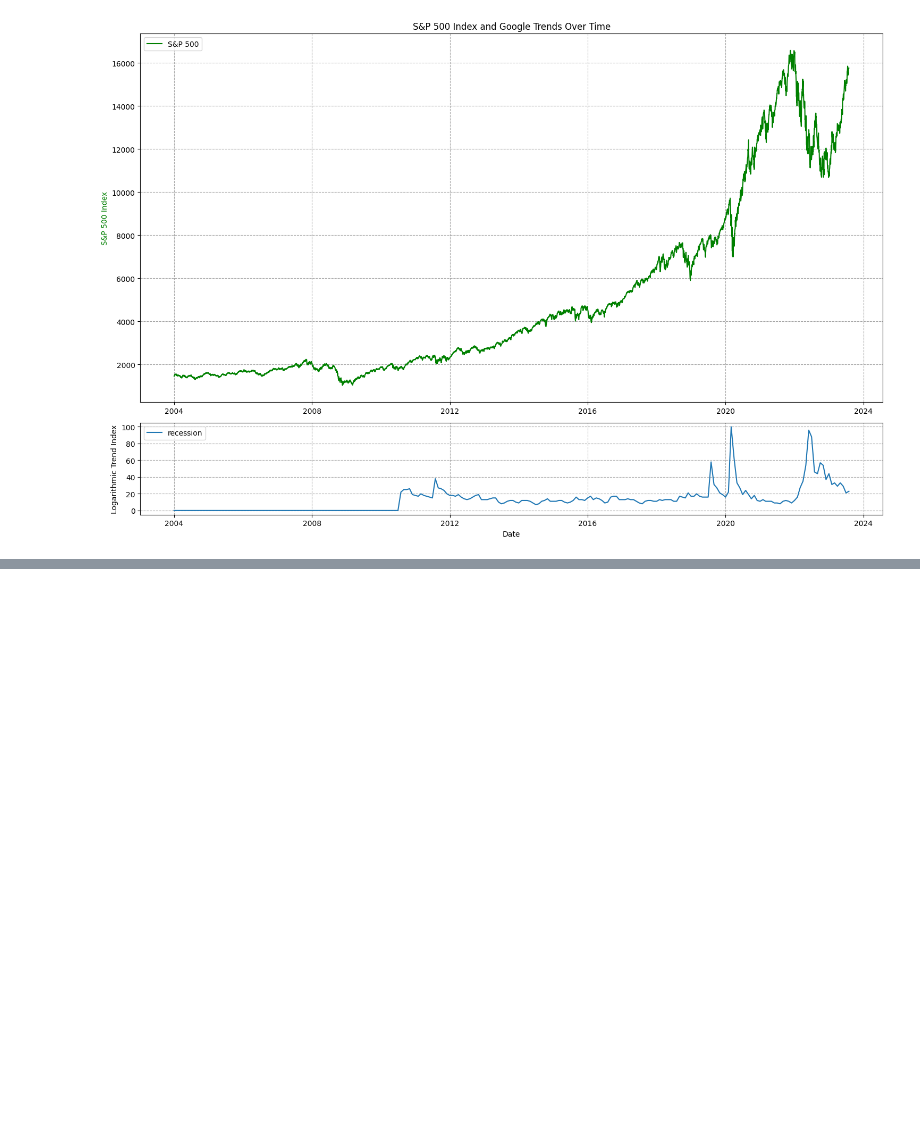
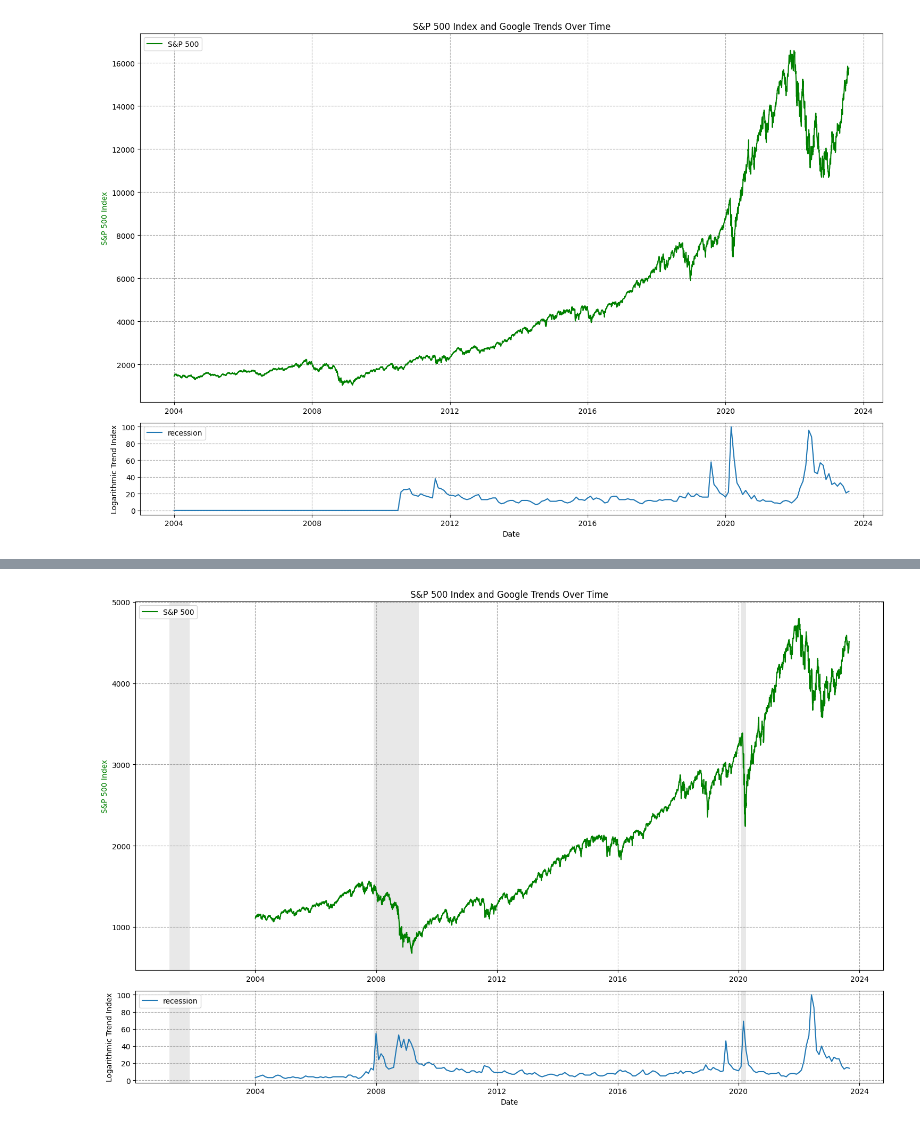
Before and after one commit to luisgdelafuente/google-trends, a Jupyter notebook: the R index.ipynb, the cells around one changed output, grey strips where cells are left out. Saved outputs shown, nothing was run; the diff lists cells and outputs as text; code cells hidden in the pictures; blank space fills up the shorter version.

```diff
--- a/the R index.ipynb
+++ b/the R index.ipynb
@@ -268,0 +269,82 @@ plt.show()
+# %%
+import pytrends as pt
+from pytrends.request import TrendReq
+import yfinance as yf
+import matplotlib.pyplot as plt
+import numpy as np
+import matplotlib.gridspec as gridspec
+
+# Initialize the Google Trends object
+pytrends = TrendReq()
+
+# Set the keywords to search for
+keywords = ["recession"]
+
+# Set the time,"frame for the search to "all"
+timeframe = "all"
+
+# Build the payload with the keywords and timeframe
+pytrends.build_payload(kw_list=keywords, timeframe=timeframe,geo="US")
+
+# Get the interest over time data for the keywords
+interest_over_time = pytrends.interest_over_time()
+
+# Convert the Trends data to logarithmic scale
+#for keyword in keywords:
+#    interest_over_time[keyword] = np.log1p(interest_over_time[keyword])
+
+# ... (Previous code)
+
+# Fetch the S&P 500 data for the duration
+sp500_data = yf.download('^SPX', start=interest_over_time.index.min(), end=interest_over_time.index.max())
+
+# Create a figure with custom height ratio
+fig = plt.figure(figsize=(15, 10))
+gs = gridspec.GridSpec(2, 1, height_ratios=[4, 1])
+
+# Plot the S&P 500 data on the top subplot
+ax1 = plt.subplot(gs[0])
+ax1.plot(sp500_data.index, sp500_data["Close"], 'g-', label="S&P 500")
+ax1.set_ylabel('S&P 500 Index', color='g')
+ax1.set_title('S&P 500 Index and Google Trends Over Time')
+ax1.legend(loc="upper left")
+ax1.grid(True, which="both", ls="--", c='0.65')
+
+# Find local maxima
+# Compare each point with its neighbors
+local_maxima = (interest_over_time[keywords[0]] > interest_over_time[keywords[0]].shift(1)) & \
+               (interest_over_time[keywords[0]] > interest_over_time[keywords[0]].shift(-1))
+
+# Plot Google Trends data on the bottom subplot
+ax2 = plt.subplot(gs[1], sharex=ax1)
+for keyword in keywords:
+    ax2.plot(interest_over_time.index, interest_over_time[keyword], label=keyword)
+
+# Add thin red vertical lines at local maxima
+#for date, is_max in zip(interest_over_time.index, local_maxima):
+#    if is_max:
+#        ax1.axvline(date, color='r', linestyle='--', linewidth=0.5)
+#        ax2.axvline(date, color='r', linestyle='--', linewidth=0.5)
+
+# Define recession periods (you can modify this list with your own recession dates)
+recession_periods = [
+    ('2001-03-01', '2001-11-01'),  # Example: Recession period 1
+    ('2007-12-01', '2009-06-01'),  # Example: Recession period 2
+    ('2020-02-01', '2020-04-01'),  # Example: Recession period 2
+]
+
+
+# Add light grey vertical bands for recession periods
+for start_date, end_date in recession_periods:
+    ax1.axvspan(start_date, end_date, facecolor='lightgrey', alpha=0.5)
+    ax2.axvspan(start_date, end_date, facecolor='lightgrey', alpha=0.5)
+
+ax2.set_xlabel('Date')
+ax2.set_ylabel('Logarithmic Trend Index')
+ax2.legend(loc="upper left")
+ax2.grid(True, which="both", ls="--", c='0.65')
+
+# Adjust the layout
+plt.tight_layout()
+plt.show()
+# %% [output]
@@ -268,0 +352 @@ plt.show()
+[figure, added]
```
Also changed, not shown: parts of 2 cells of this notebook.
